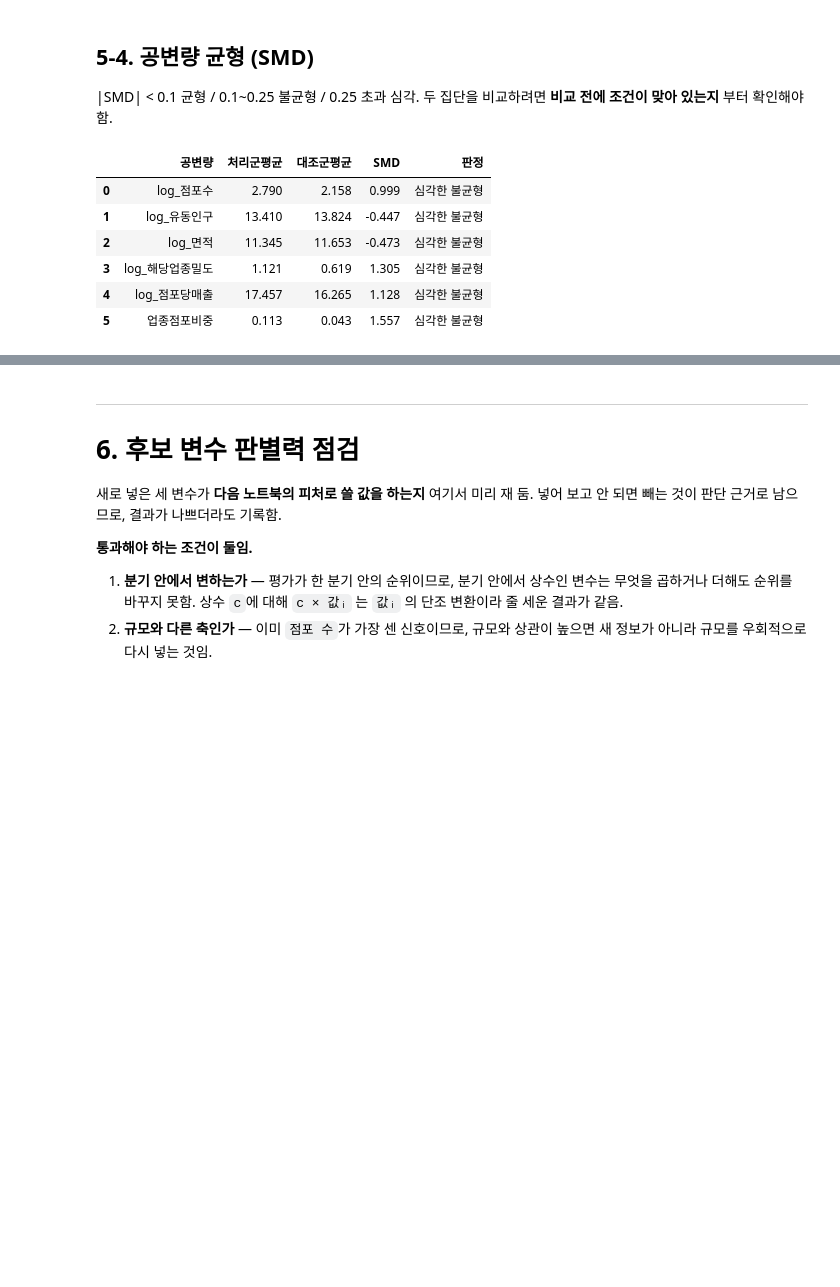
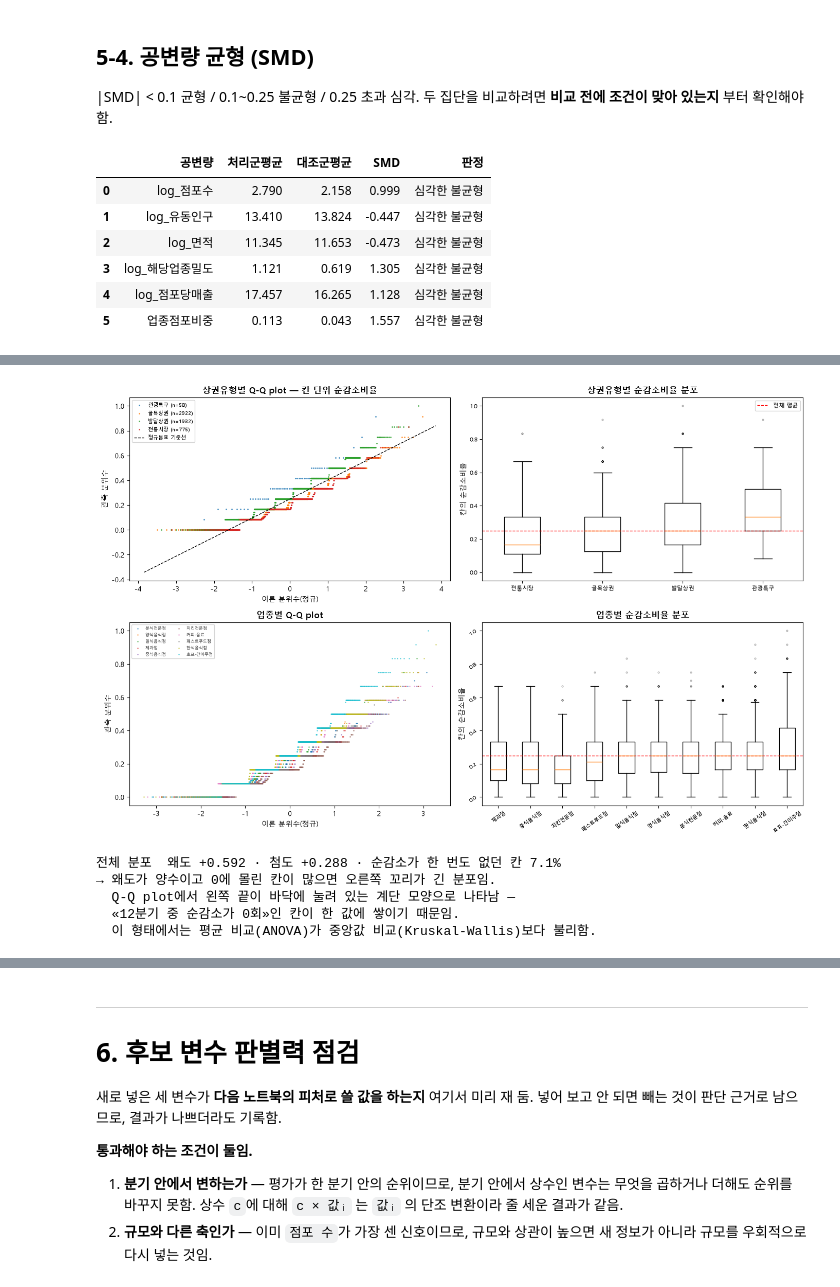
Before and after one commit to d97610-cloud/ai-data-bootcamp, a Jupyter notebook: Project_1_상권폐업위험조기경보/상권_폐업위험_데이터준비_EDA.ipynb, the cells around one changed output, grey strips where cells are left out. Cells and saved outputs as stored; diff of their text form; code cells hidden in the pictures; blank space fills up the shorter version.

```diff
--- a/Project_1_상권폐업위험조기경보/상권_폐업위험_데이터준비_EDA.ipynb
+++ b/Project_1_상권폐업위험조기경보/상권_폐업위험_데이터준비_EDA.ipynb
@@ -172,8 +172,20 @@ print(f"→ 대응 확인됨 · 기간·요식업 필터 후 {len(store):,}행
 `영역-상권`은 분기 개념이 없는 마스터임. 매출은 카드 결제가 잡히는 칸에만 존재해 점포보다 성김.
 # %%
 SALES_COLS = ["기준_년분기_코드", "상권_코드", "서비스_업종_코드", "당월_매출_금액", "당월_매출_건수"]
-sales = read(FILES["sales_api"], usecols=SALES_COLS)
-sales = sales[sales["기준_년분기_코드"].isin(Q_ALL)].copy()
+# 추정매출은 원본이 200MB 급이라 한 번에 올리면 8GB 환경에서 커밋 메모리가 부족해짐.
+# 점포 파일과 같은 방식으로 나눠 읽으면서 기간 필터를 바로 적용함.
+_parts = []
+for _ch in pd.read_csv(path(FILES["sales_api"]), encoding=ENC, usecols=SALES_COLS,
+                       low_memory=False, chunksize=200_000):
+    _ch = _ch[_ch["기준_년분기_코드"].isin(Q_ALL)]
+    for _c in ["당월_매출_금액", "당월_매출_건수"]:
+        _ch[_c] = pd.to_numeric(_ch[_c], downcast="float")
+    for _c in ["기준_년분기_코드", "상권_코드"]:            # 업종 코드는 'CS300020' 형태의 문자열임
+        _ch[_c] = pd.to_numeric(_ch[_c], downcast="integer")
+    _parts.append(_ch)
+sales = pd.concat(_parts, ignore_index=True)
+del _parts; gc.collect()
+print(f"  추정매출 {len(sales):,}행 · {sales.memory_usage(deep=True).sum()/2**20:,.0f}MB")
 
 area     = read(FILES["area"])
 flow     = read(FILES["flow"], usecols=["기준_년분기_코드", "상권_코드", "총_유동인구_수"])
@@ -1074,0 +1181,56 @@ display(smd_tbl)
+# %%
+fig, ax = plt.subplots(2, 2, figsize=(14, 9))
+
+# Q-Q — 상권유형 4개를 한 판에
+for t_ in cell["상권유형"].dropna().unique():
+    v = cell.loc[cell["상권유형"] == t_, "순감소비율"].values
+    if len(v) < 20: continue
+    osm, osr = probplot(v, dist="norm", fit=False)
+    ax[0,0].plot(osm, osr, ".", ms=2.5, alpha=.6, label=f"{t_} (n={len(v)})")
+lim = ax[0,0].get_xlim()
+ax[0,0].plot(lim, [cell["순감소비율"].mean() + s*cell["순감소비율"].std() for s in lim],
+             "k--", lw=1, label="정규분포 기준선")
+ax[0,0].set_title("상권유형별 Q-Q plot — 칸 단위 순감소비율", weight="bold")
+ax[0,0].set_xlabel("이론 분위수(정규)"); ax[0,0].set_ylabel("관측 분위수"); ax[0,0].legend(fontsize=7)
+
+# Boxplot — 상권유형
+order_t = cell.groupby("상권유형")["순감소비율"].median().sort_values().index.tolist()
+ax[0,1].boxplot([cell.loc[cell["상권유형"] == t_, "순감소비율"].values for t_ in order_t],
+                tick_labels=order_t, showfliers=True, flierprops=dict(ms=2, alpha=.3))
+ax[0,1].axhline(cell["순감소비율"].mean(), ls="--", c="r", lw=1, label="전체 평균")
+ax[0,1].set_title("상권유형별 순감소비율 분포", weight="bold")
+ax[0,1].set_ylabel("칸의 순감소비율"); ax[0,1].legend(fontsize=8); ax[0,1].tick_params(labelsize=8)
+
+# Q-Q — 업종
+for t_ in cell["서비스_업종_코드_명"].unique():
+    v = cell.loc[cell["서비스_업종_코드_명"] == t_, "순감소비율"].values
+    if len(v) < 20: continue
+    osm, osr = probplot(v, dist="norm", fit=False)
+    ax[1,0].plot(osm, osr, ".", ms=2, alpha=.5, label=t_)
+ax[1,0].set_title("업종별 Q-Q plot", weight="bold")
+ax[1,0].set_xlabel("이론 분위수(정규)"); ax[1,0].set_ylabel("관측 분위수"); ax[1,0].legend(fontsize=6, ncol=2)
+
+# Boxplot — 업종
+order_i = cell.groupby("서비스_업종_코드_명")["순감소비율"].median().sort_values().index.tolist()
+ax[1,1].boxplot([cell.loc[cell["서비스_업종_코드_명"] == t_, "순감소비율"].values for t_ in order_i],
+                tick_labels=order_i, showfliers=True, flierprops=dict(ms=2, alpha=.3))
+ax[1,1].axhline(cell["순감소비율"].mean(), ls="--", c="r", lw=1)
+ax[1,1].set_title("업종별 순감소비율 분포", weight="bold")
+ax[1,1].set_ylabel("칸의 순감소비율"); ax[1,1].tick_params(labelsize=7, rotation=35)
+
+plt.tight_layout(); plt.savefig(FIG / "normality.png", dpi=130); plt.show()
+
+sk = cell["순감소비율"].skew(); ku = cell["순감소비율"].kurtosis()
+zero = (cell["순감소비율"] == 0).mean()
+print(f"전체 분포  왜도 {sk:+.3f} · 첨도 {ku:+.3f} · 순감소가 한 번도 없던 칸 {zero:.1%}")
+print("→ 왜도가 양수이고 0에 몰린 칸이 많으면 오른쪽 꼬리가 긴 분포임.")
+print("  Q-Q plot에서 왼쪽 끝이 바닥에 눌려 있는 계단 모양으로 나타남 —")
+print("  «12분기 중 순감소가 0회»인 칸이 한 값에 쌓이기 때문임.")
+print("  이 형태에서는 평균 비교(ANOVA)가 중앙값 비교(Kruskal-Wallis)보다 불리함.")
+# %% [output]
+[figure, added]
+전체 분포  왜도 +0.592 · 첨도 +0.288 · 순감소가 한 번도 없던 칸 7.1%
+→ 왜도가 양수이고 0에 몰린 칸이 많으면 오른쪽 꼬리가 긴 분포임.
+  Q-Q plot에서 왼쪽 끝이 바닥에 눌려 있는 계단 모양으로 나타남 —
+  «12분기 중 순감소가 0회»인 칸이 한 값에 쌓이기 때문임.
+  이 형태에서는 평균 비교(ANOVA)가 중앙값 비교(Kruskal-Wallis)보다 불리함.
```
Also changed, not shown: parts of 23 cells of this notebook, 3 other files.
